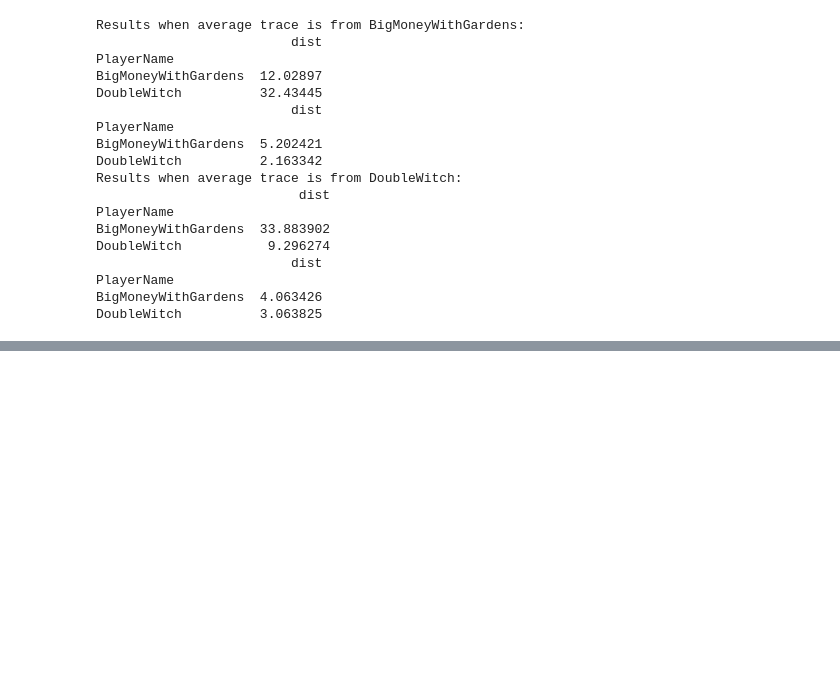
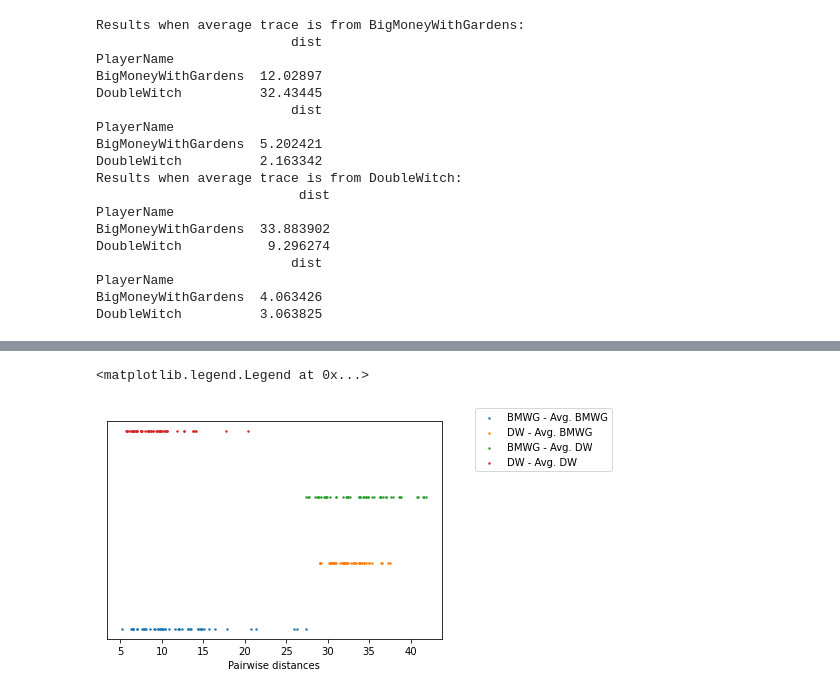
Before and after one commit to owenant/DominionPlayTraceClustering, a Jupyter notebook: PlayTraceAnalysisFromTAG.ipynb, the cells around one changed output, grey strips where cells are left out. Drawn from its saved outputs; the diff is of its cells as text; code cells hidden in the pictures; blank space fills up the shorter version.

Commit message:
added graph of distances vs avg trace

```diff
--- a/PlayTraceAnalysisFromTAG.ipynb
+++ b/PlayTraceAnalysisFromTAG.ipynb
@@ -380,6 +380,7 @@ print(average_traces)
 [2 rows x 226 columns]
 # %%
 #next calculate the distance between every play trace and the two average traces
+dist_to_averages = {}
 for player in ['BigMoneyWithGardens','DoubleWitch']:
     avg_trace = average_traces[average_traces['AverageTraceForStrategy'] == player].drop('AverageTraceForStrategy', axis = 1)
     avg_trace = pd.concat([avg_trace]*len(extended_traces_flat), ignore_index = True)
@@ -398,6 +399,8 @@ for player in ['BigMoneyWithGardens','DoubleWitch']:
     print("Results when average trace is from " + player + ":")
     print(averages)
     print(stds)
+
+    dist_to_averages[player] = trace_pairs_to_avg
 # %% [output]
 Results when average trace is from BigMoneyWithGardens:
                          dist
@@ -420,3 +443,19 @@ DoubleWitch          3.063825
+# %%
+#plot distances to average traces along the real line and colour coded
+dists_BMWG_AvgBMWG = dist_to_averages['BigMoneyWithGardens'][dist_to_averages['BigMoneyWithGardens']['PlayerName'] == 'BigMoneyWithGardens']
+dists_DW_AvgBMWG = dist_to_averages['BigMoneyWithGardens'][dist_to_averages['BigMoneyWithGardens']['PlayerName'] == 'DoubleWitch']
+dists_BMWG_AvgDW = dist_to_averages['DoubleWitch'][dist_to_averages['BigMoneyWithGardens']['PlayerName'] == 'BigMoneyWithGardens']
+dists_DW_AvgDW = dist_to_averages['DoubleWitch'][dist_to_averages['BigMoneyWithGardens']['PlayerName'] == 'DoubleWitch']
+plt.scatter(dists_BMWG_AvgBMWG['dist'], [0] * dists_BMWG_AvgBMWG.shape[0], s = 2, label = 'BMWG - Avg. BMWG')
+plt.scatter(dists_DW_AvgBMWG['dist'], [0.01] * dists_DW_AvgBMWG.shape[0], s = 2, label = 'DW - Avg. BMWG')
+plt.scatter(dists_BMWG_AvgDW['dist'], [0.02] * dists_BMWG_AvgDW.shape[0], s = 2, label = 'BMWG - Avg. DW')
+plt.scatter(dists_DW_AvgDW['dist'], [0.03] * dists_DW_AvgDW.shape[0], s = 2, label = 'DW - Avg. DW')
+plt.yticks([])
+plt.xlabel('Pairwise distances')
+plt.legend(loc = (1.1,0.77))
+# %% [output]
+<matplotlib.legend.Legend at 0x...>
+[figure, added]
 # %%
 #TODO:code not updated below this point
 # %%
```
Also changed, not shown: parts of 1 cell of this notebook.
